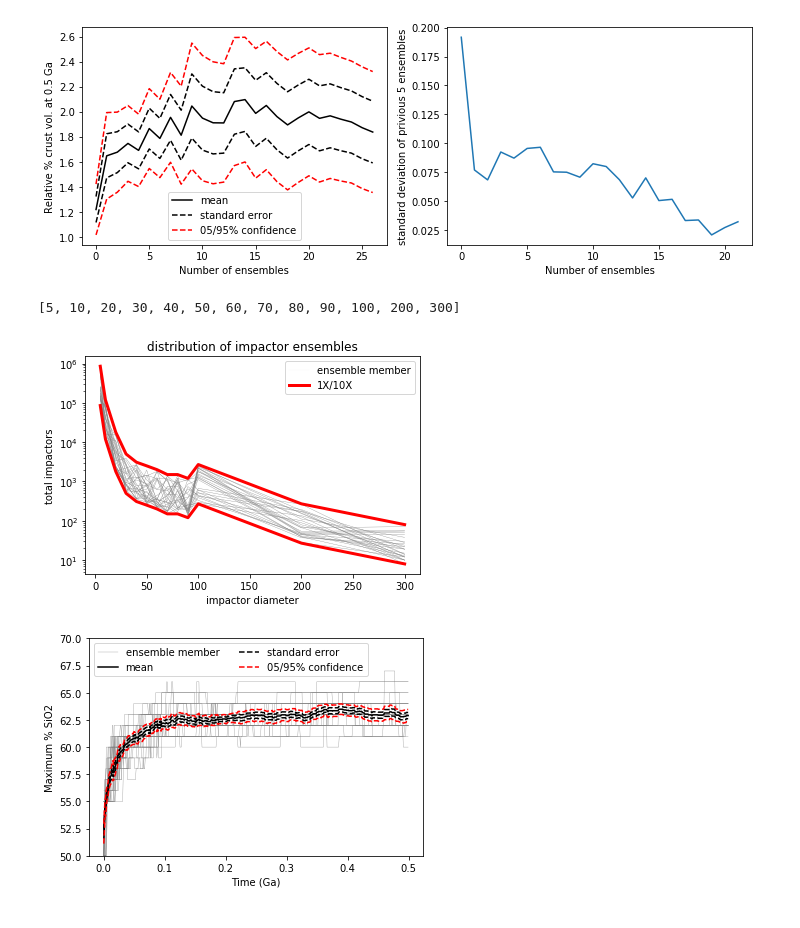
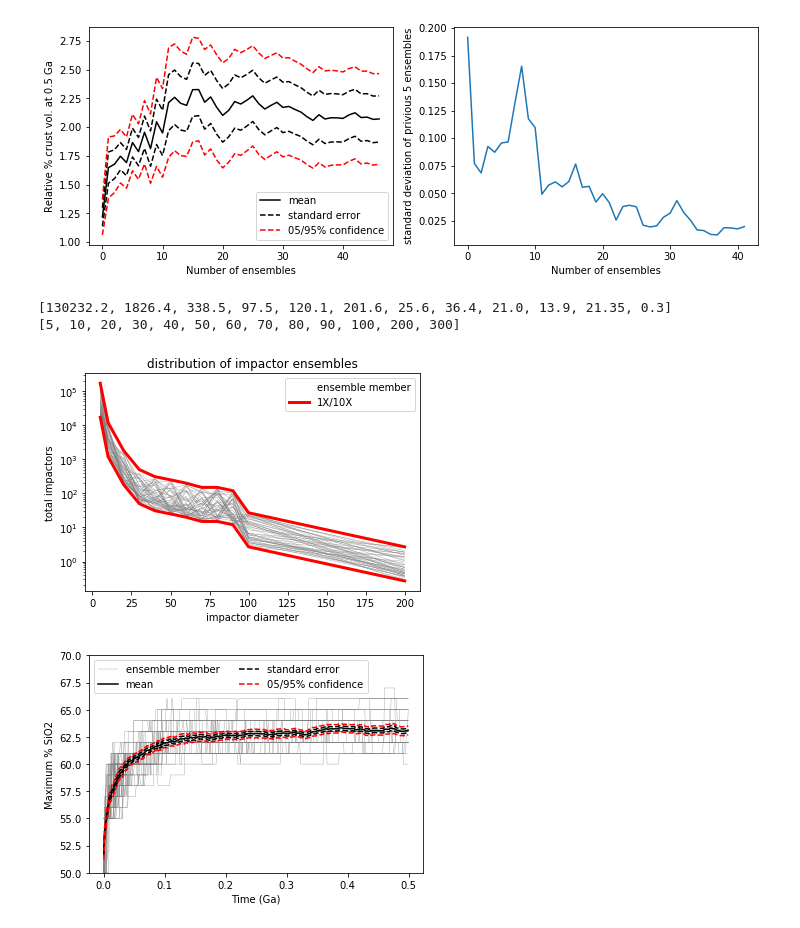
Before and after one commit to DualEarth/IMPaCS, a Jupyter notebook: sio2_curve_from_ensemble_march_5km.ipynb, the cells around one changed output. Drawn from its saved outputs; the diff is of its cells as text; code cells hidden in the pictures.

Commit message:
49 ensembles

```diff
--- a/sio2_curve_from_ensemble_march_5km.ipynb
+++ b/sio2_curve_from_ensemble_march_5km.ipynb
@@ -17,3 +13,5 @@ ensembles.extend(list(range(30,38)))
+# %%
+ensembles = list(range(0,49))
 # %%
 sio2_dict = {ensemble:{} for ensemble in ensembles}
 n_impact_dict = {}
@@ -166,7 +129,7 @@ ax.set_ylabel("standard deviation of privious 5 ensembles")
 plt.show()
 plt.close()
 # %% [output]
-[figure, old version]
+[figure, new version]
 # %%
 total_impact_dict = {}
 total_impact_dict['low'] = n_impact_dict[ensemble].low
@@ -175,30 +138,39 @@ for ensemble in ensembles:
     total_impact_dict[ensemble] = n_impact_dict[ensemble].total
 # %%
 n_x = n_impact_dict[1]['Unnamed: 0'].values.shape[0]
-[int(n_impact_dict[1]['Unnamed: 0'].values[i].split("-")[0]) for i in range(n_x)]
+bin_min = [int(n_impact_dict[1]['Unnamed: 0'].values[i].split("-")[0]) for i in range(n_x)]
-# %% [output]
-[5, 10, 20, 30, 40, 50, 60, 70, 80, 90, 100, 200, 300]
+# %%
+bin_len = [j-i for i, j in zip(bin_min[:-1], bin_min[1:])]
+# %%
+print([total_impact_dict[ensemble][i]/bin_len[i] for i in range(len(bin_len))])
+print(xvals)
+# %% [output]
+[130232.2, 1826.4, 338.5, 97.5, 120.1, 201.6, 25.6, 36.4, 21.0, 13.9, 21.35, 0.3]
+[5, 10, 20, 30, 40, 50, 60, 70, 80, 90, 100, 200, 300]
 # %%
 for ensemble in ensembles:
+    yvals = [total_impact_dict[ensemble][i]/bin_len[i] for i in range(len(bin_len))]
     if ensemble == 0:
         n_x = n_impact_dict[1]['Unnamed: 0'].values.shape[0]
         xvals = [int(n_impact_dict[1]['Unnamed: 0'].values[i].split("-")[0]) for i in range(n_x)]
-        plt.plot(xvals,total_impact_dict[ensemble], lw=0.03, label="ensemble member", c='grey')
+        plt.plot(xvals[:-1],yvals, lw=0.03, label="ensemble member", c='grey')
     else:
-        plt.plot(xvals,total_impact_dict[ensemble], lw=0.3, c='grey')
-plt.plot(xvals, total_impact_dict['low'], c='r', lw=3, label='1X/10X')
-plt.plot(xvals, total_impact_dict['high'], c='r', lw=3)
+        plt.plot(xvals[:-1],yvals, lw=0.3, c='grey')
+yvals = [total_impact_dict['low'][i]/bin_len[i] for i in range(len(bin_len))]
+plt.plot(xvals[:-1], yvals, c='r', lw=3, label='1X/10X')
+yvals = [total_impact_dict['high'][i]/bin_len[i] for i in range(len(bin_len))]
+plt.plot(xvals[:-1], yvals, c='r', lw=3)
 plt.ylabel('total impactors')
 plt.yscale('log')
 plt.xlabel("impactor diameter")
 plt.title("distribution of impactor ensembles")
 plt.legend()
 # plt.savefig('./figs/paper_figs/total_impacts_bound.pdf', dpi=600)
 # plt.savefig('./figs/paper_figs/total_impacts_bound.png', dpi=600)
 plt.show()
 plt.close()
 # %% [output]
-[figure, old version]
+[figure, new version]
 # %%
 max_sio2_list={layer:{} for layer in range(12)}
 for layer in range(11):
@@ -245,7 +217,7 @@ plt.legend(ncol=2)
 plt.show()
 plt.close()
 # %% [output]
-[figure, old version]
+[figure, new version]
 # %%
 max_sio2_df
 # %% [output]
```
Also changed, not shown: parts of 9 cells of this notebook.
